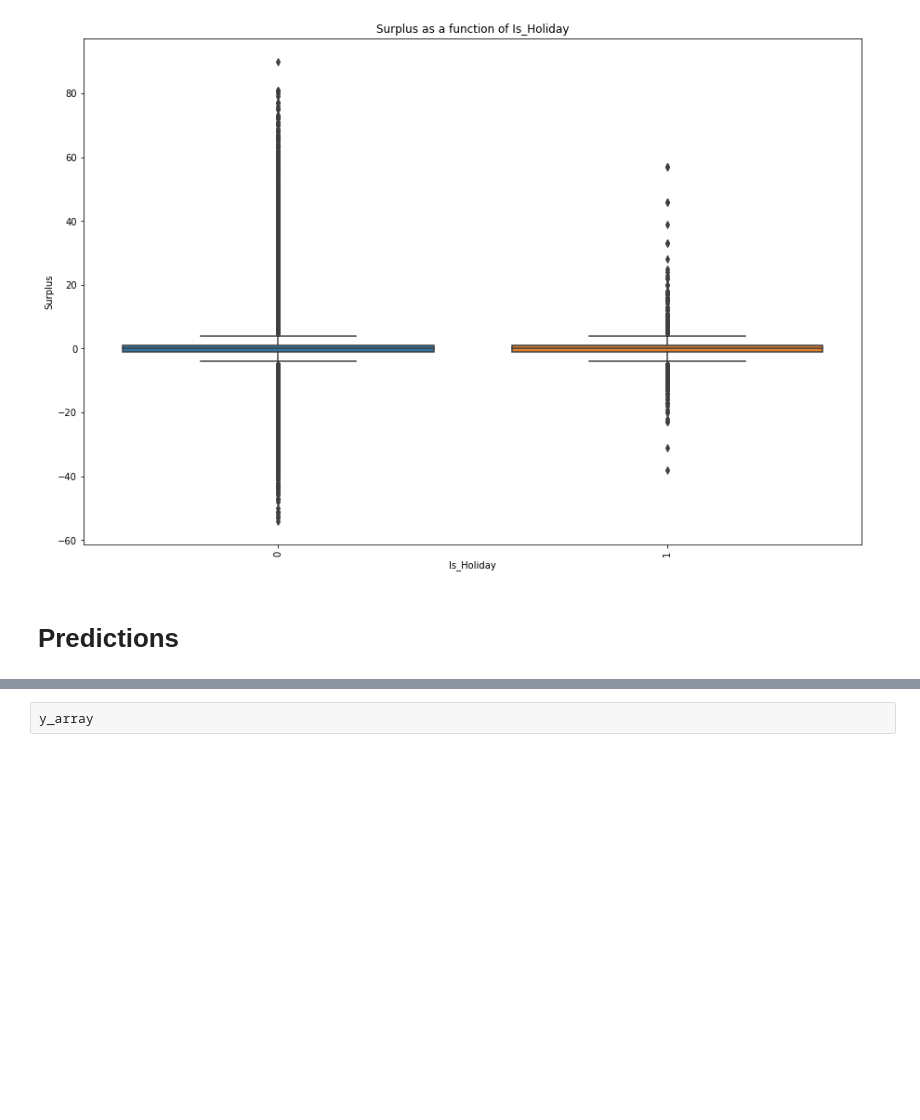
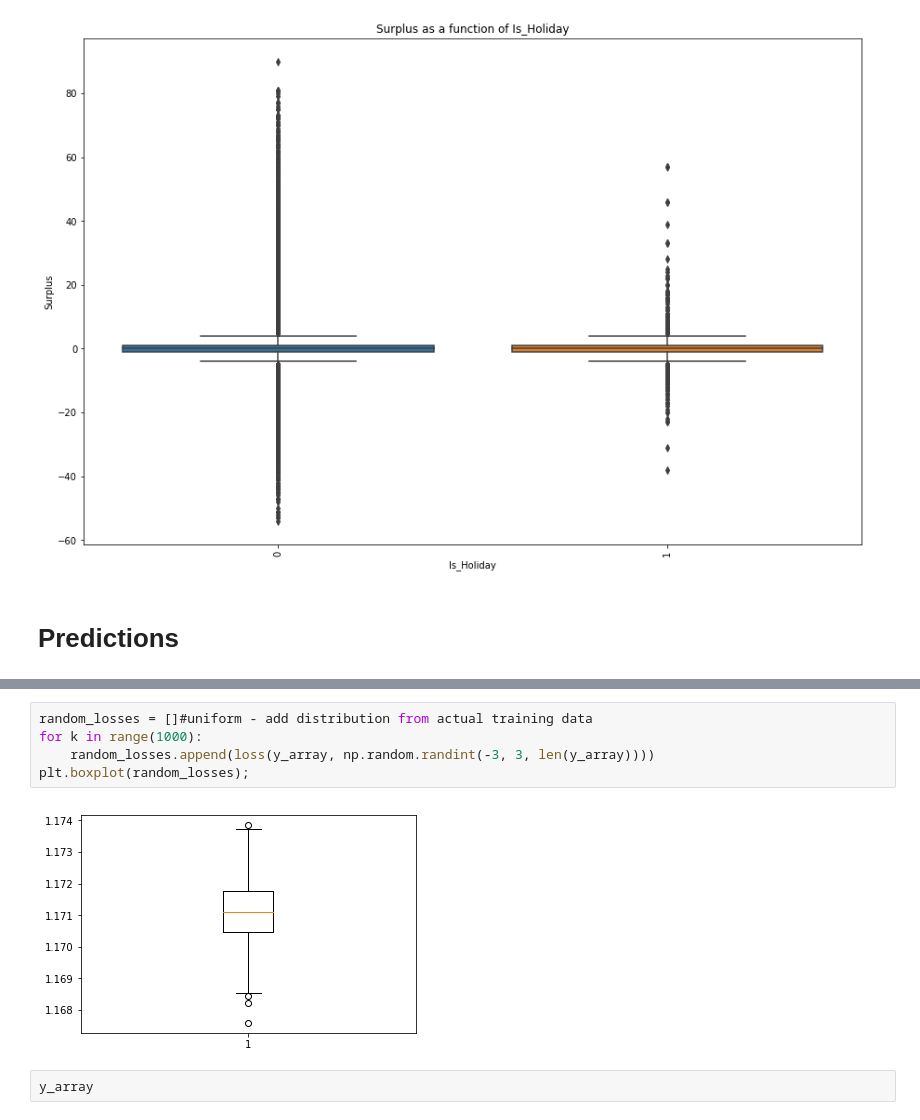
Before and after one commit to Firas-RHIMI/Data-Camp-Challenge, a Jupyter notebook: Starting Kit.ipynb, the cells around one changed output, grey strips where cells are left out. Saved outputs shown, nothing was run; the diff lists cells and outputs as text; blank space fills up the shorter version.

```diff
--- a/Starting Kit.ipynb
+++ b/Starting Kit.ipynb
@@ -612,3 +673,10 @@ array([1.36534217, 1.2422722 ])
+# %%
+random_losses = []#uniform - add distribution from actual training data
+for k in range(1000):
+    random_losses.append(loss(y_array, np.random.randint(-3, 3, len(y_array))))
+plt.boxplot(random_losses);
+# %% [output]
+[figure, added]
 # %%
 y_array
 # %% [output]
```
Also changed, not shown: parts of 36 cells of this notebook, 7 other files.
